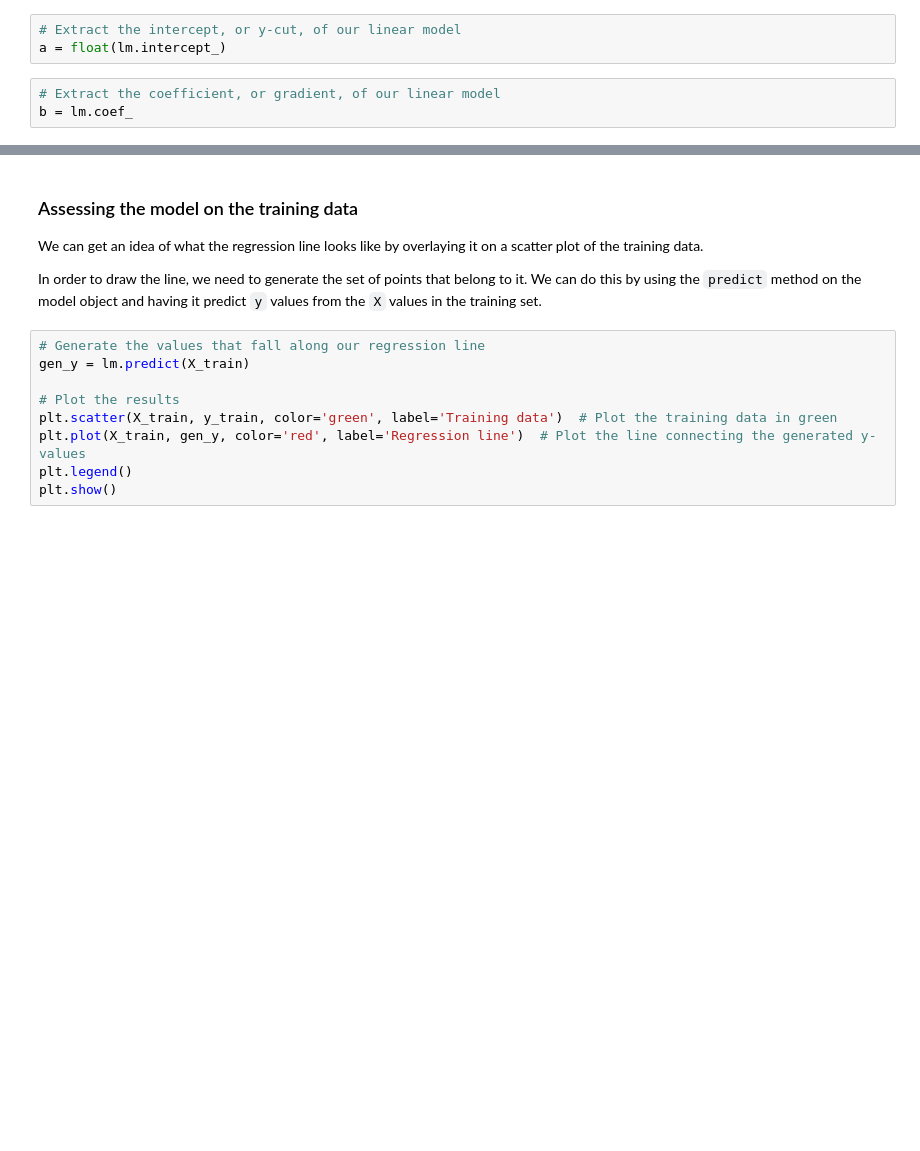
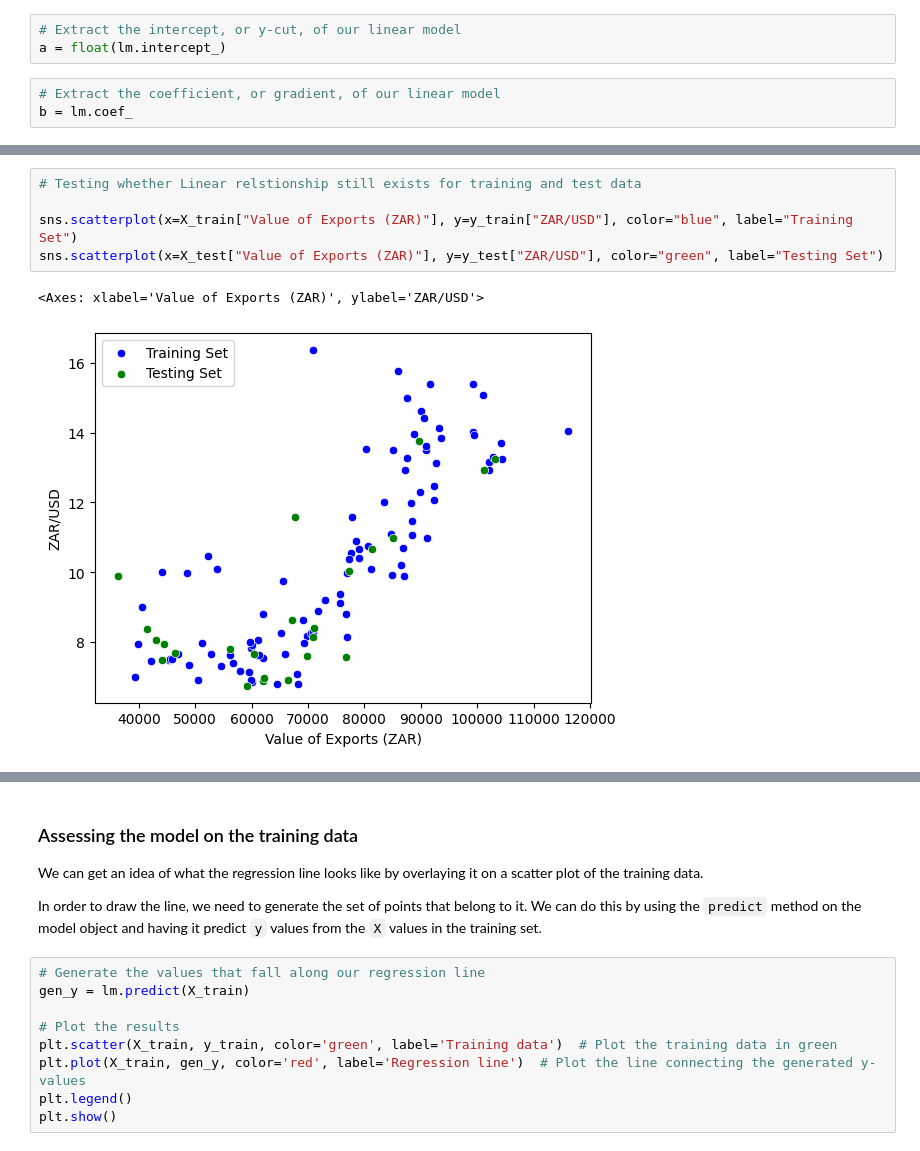
Before and after one commit to mut-rogers/Machine-Learning, a Jupyter notebook: Linear Regression/The_train_test_split_examples.ipynb, the cells around one changed output, grey strips where cells are left out. Cells and saved outputs as stored; diff of their text form; blank space fills up the shorter version.

```diff
--- a/Linear Regression/The_train_test_split_examples.ipynb
+++ b/Linear Regression/The_train_test_split_examples.ipynb
@@ -148,0 +205,8 @@ print("Intercept:\t", float(a))
+# %%
+# Testing whether Linear relstionship still exists for training and test data
+
+sns.scatterplot(x=X_train["Value of Exports (ZAR)"], y=y_train["ZAR/USD"], color="blue", label="Training Set")
+sns.scatterplot(x=X_test["Value of Exports (ZAR)"], y=y_test["ZAR/USD"], color="green", label="Testing Set")
+# %% [output]
+<Axes: xlabel='Value of Exports (ZAR)', ylabel='ZAR/USD'>
+[figure, added]
```
Also changed, not shown: parts of 20 cells of this notebook.
